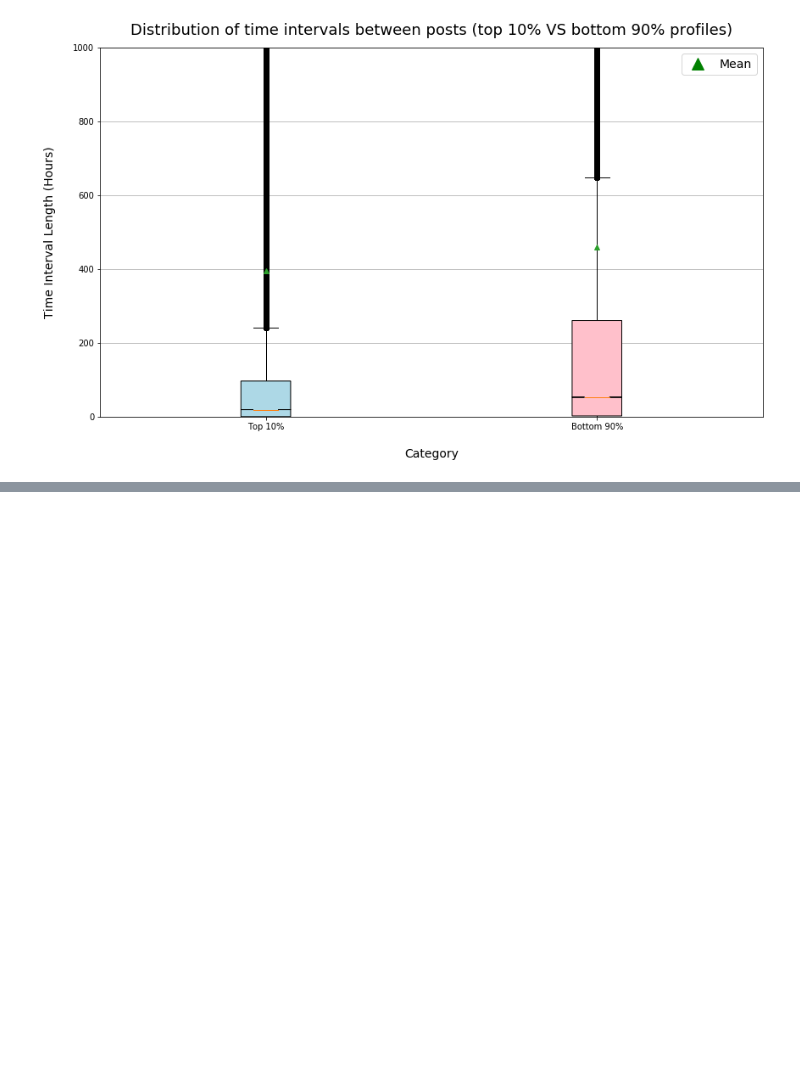
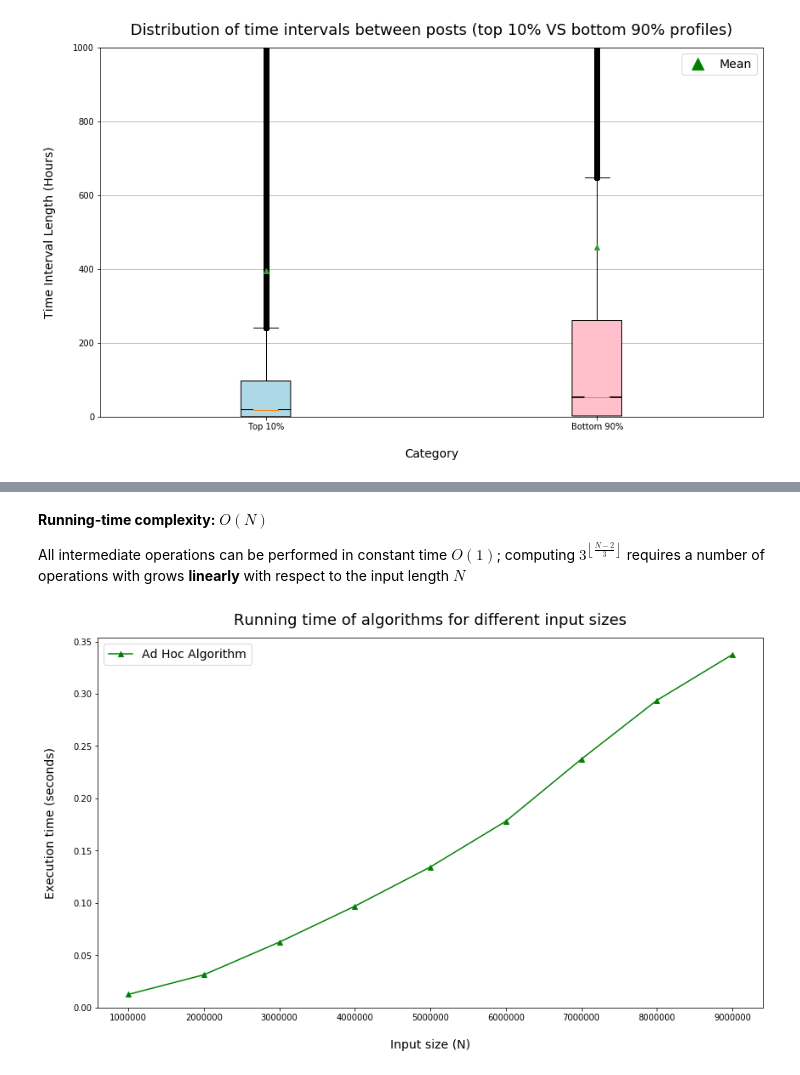
Before and after one commit to FrancescoRedaelli/ADM-HW2-Group26, a Jupyter notebook: ADM - HW2.ipynb, the cells around one changed output, grey strips where cells are left out. Cells and saved outputs as stored; diff of their text form; code cells hidden in the pictures; blank space fills up the shorter version.

```diff
--- a/ADM - HW2.ipynb
+++ b/ADM - HW2.ipynb
@@ -102,0 +190,18 @@ functions.plot_two_categories(profiles_df, posts_reader)
+# %%
+def MaxProdLinear(N):
+
+    if N <= 3:
+        return max(0, N-1)
+
+    q = (N-2)//3
+    r = N - 3*q
+
+    return pow(3, q)*r
+# %% [markdown]
+**Running-time complexity:** $O(N)$
+
+All intermediate operations can be performed in constant time $O(1)$; computing $ 3^ \left \lfloor \frac{N-2}{3} \right \rfloor $ requires a number of operations with grows **linearly** with respect to the input length $N$
+# %%
+functions.plot_running_times([MaxProdLinear], [x for x in range(int(1e6),int(1e7),int(1e6))], "AH")
+# %% [output]
+[figure, added]
```
Also changed, not shown: parts of 19 cells of this notebook, 1 other file.
